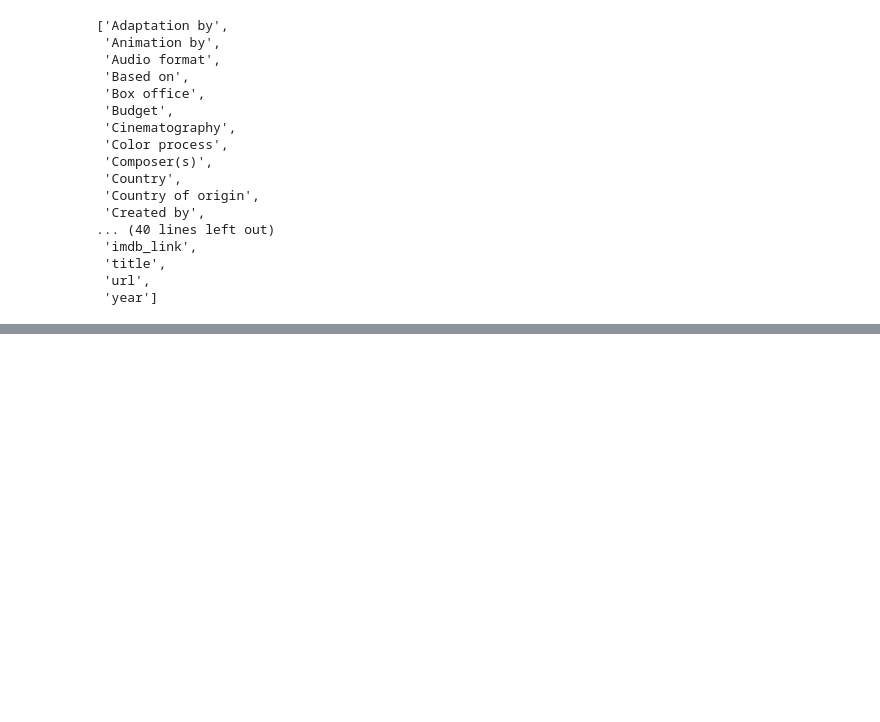
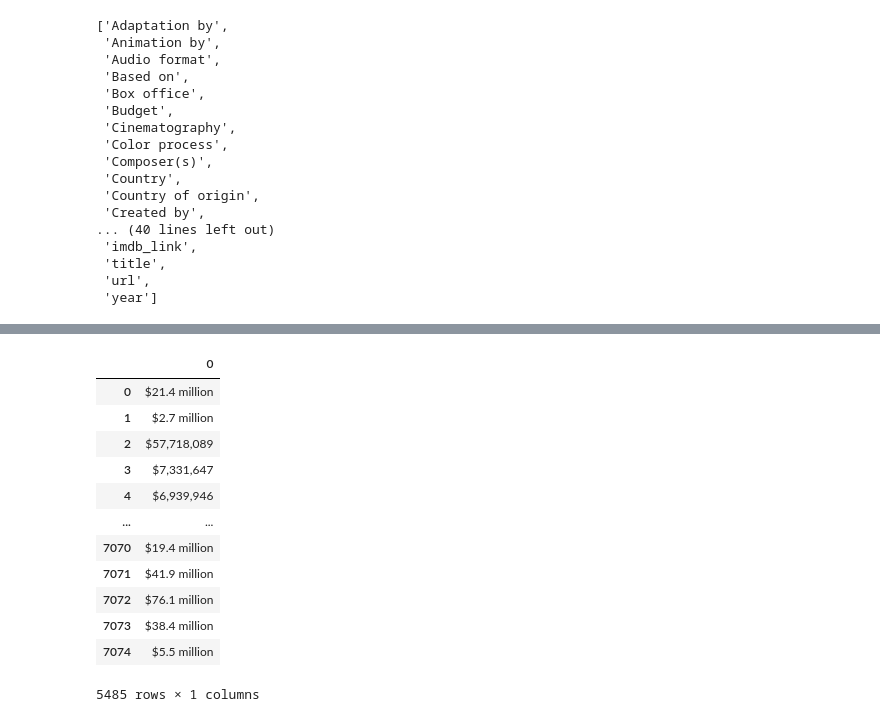
Before and after one commit to suyinwb/Movies_ETL, a Jupyter notebook: movies.ipynb, the cells around one changed output, grey strips where cells are left out. Saved outputs shown, nothing was run; the diff lists cells and outputs as text; code cells hidden in the pictures; blank space fills up the shorter version.

```diff
--- a/movies.ipynb
+++ b/movies.ipynb
@@ -251,0 +423,5 @@ sorted(wiki_movies_df.columns.tolist())
+# %%
+wiki_columns_to_keep = [column for column in wiki_movies_df.columns if wiki_movies_df[column].isnull().sum() < len(wiki_movies_df) * 0.9]
+wiki_movies_df = wiki_movies_df[wiki_columns_to_keep]
+# %%
+box_office = wiki_movies_df['Box office'].dropna()
@@ -251,0 +465,2 @@ sorted(wiki_movies_df.columns.tolist())
+# %%
+box_office = box_office.apply(lambda x: ' '.join(x) if type(x) == list else x)
@@ -251,0 +525,9 @@ sorted(wiki_movies_df.columns.tolist())
+# %%
+#values given as range. any string that starts with a dollar sign and ends with a hyphen,
+#replace it with just a dollar sign using the replace() method
+
+#Always be wary of parsing dashes. The character you can type on standard keyboards is a hyphen,
+#but some editors will convert them in certain situations to em dashes and en dashes.
+#That is why you are seeing three different types of dashes in the regex expression above.
+
+box_office = box_office.str.replace(r'\$.*[-—–](?![a-z])', '$', regex=True)
@@ -251,0 +538,17 @@ sorted(wiki_movies_df.columns.tolist())
+# %%
+#extract only the parts of the strings that match
+box_office.str.extract(f'({form_one}|{form_two})')
+# %% [output]
+|  | 0 |
+| 0 | $21.4 million |
+| 1 | $2.7 million |
+| 2 | $57,718,089 |
+| 3 | $7,331,647 |
+| 4 | $6,939,946 |
+| ... | ... |
+| 7070 | $19.4 million |
+| 7071 | $41.9 million |
+| 7072 | $76.1 million |
+| 7073 | $38.4 million |
+| 7074 | $5.5 million |
+5485 rows × 1 columns
```
Also changed, not shown: parts of 62 cells of this notebook.
